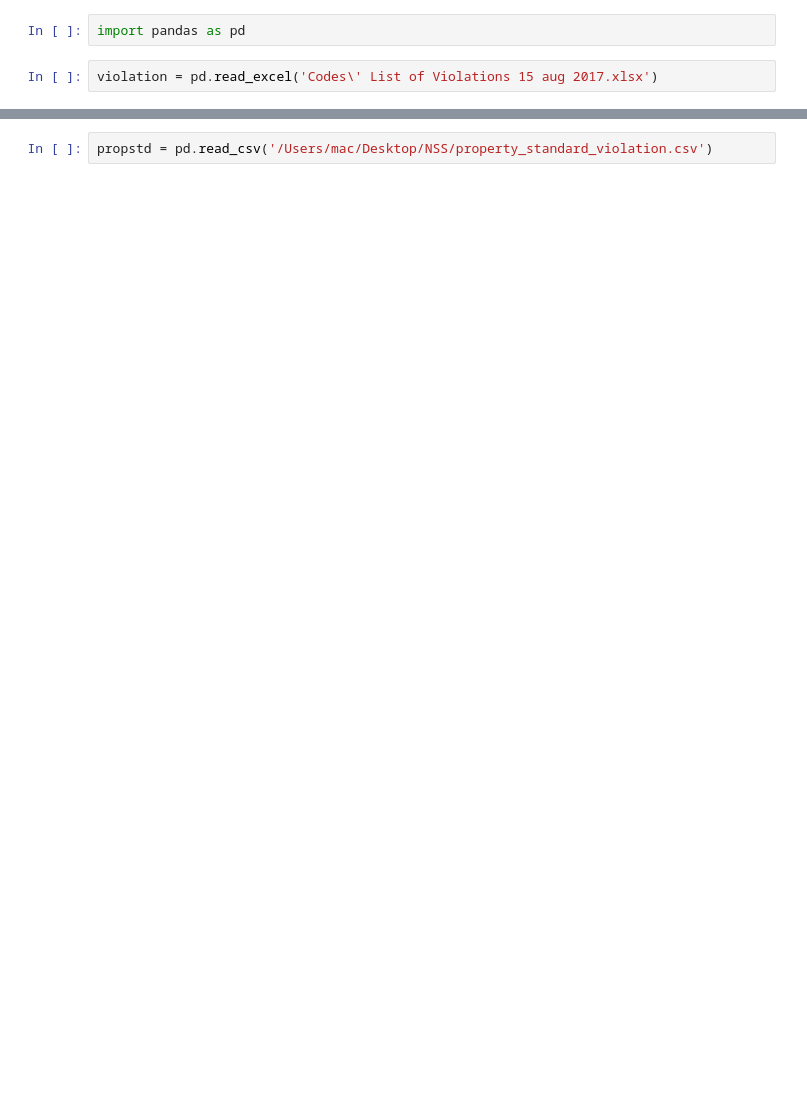
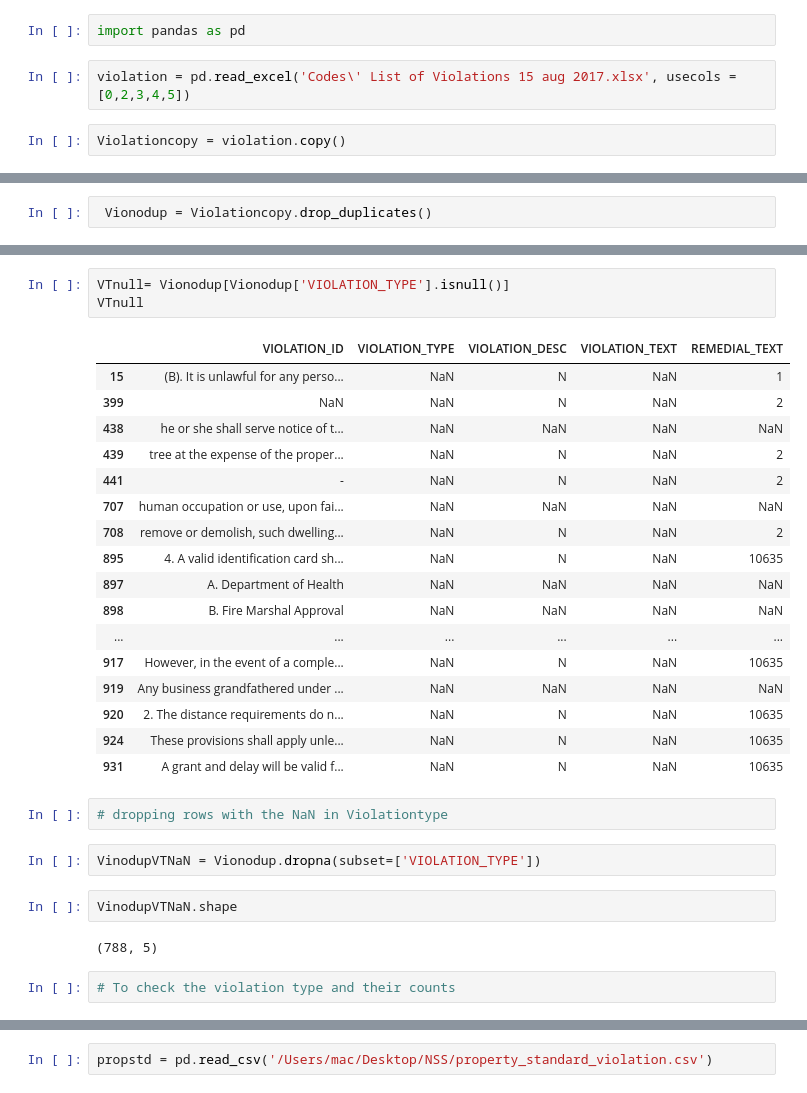
Before and after one commit to paulo-g-martinez/dq2-codes-violations-nashville, a Jupyter notebook: DQ2.ipynb, the cells around one changed output, grey strips where cells are left out. Saved outputs shown, nothing was run; the diff lists cells and outputs as text; blank space fills up the shorter version.

```diff
--- a/DQ2.ipynb
+++ b/DQ2.ipynb
@@ -1,4 +1,6 @@
 # %%
 import pandas as pd
 # %%
-violation = pd.read_excel('Codes\' List of Violations 15 aug 2017.xlsx')
+violation = pd.read_excel('Codes\' List of Violations 15 aug 2017.xlsx', usecols = [0,2,3,4,5])
+# %%
+Violationcopy = violation.copy()
@@ -4,0 +20,2 @@ violation = pd.read_excel('Codes\' List of Violations 15 aug 2017.xlsx')
+# %%
+ Vionodup = Violationcopy.drop_duplicates()
@@ -4,0 +39,31 @@ violation = pd.read_excel('Codes\' List of Violations 15 aug 2017.xlsx')
+# %%
+VTnull= Vionodup[Vionodup['VIOLATION_TYPE'].isnull()]
+VTnull
+# %% [output]
+|  | VIOLATION_ID | VIOLATION_TYPE | VIOLATION_DESC | VIOLATION_TEXT | REMEDIAL_TEXT |
+| 15 | (B). It is unlawful for any perso... | NaN | N | NaN | 1 |
+| 399 | NaN | NaN | N | NaN | 2 |
+| 438 | he or she shall serve notice of t... | NaN | NaN | NaN | NaN |
+| 439 | tree at the expense of the proper... | NaN | N | NaN | 2 |
+| 441 | - | NaN | N | NaN | 2 |
+| 707 | human occupation or use, upon fai... | NaN | NaN | NaN | NaN |
+| 708 | remove or demolish, such dwelling... | NaN | N | NaN | 2 |
+| 895 | 4. A valid identification card sh... | NaN | N | NaN | 10635 |
+| 897 | A. Department of Health | NaN | NaN | NaN | NaN |
+| 898 | B. Fire Marshal Approval | NaN | NaN | NaN | NaN |
+| ... | ... | ... | ... | ... | ... |
+| 917 | However, in the event of a comple... | NaN | N | NaN | 10635 |
+| 919 | Any business grandfathered under ... | NaN | NaN | NaN | NaN |
+| 920 | 2. The distance requirements do n... | NaN | N | NaN | 10635 |
+| 924 | These provisions shall apply unle... | NaN | N | NaN | 10635 |
+| 931 | A grant and delay will be valid f... | NaN | N | NaN | 10635 |
+# %%
+# dropping rows with the NaN in Violationtype
+# %%
+VinodupVTNaN = Vionodup.dropna(subset=['VIOLATION_TYPE'])
+# %%
+VinodupVTNaN.shape
+# %% [output]
+(788, 5)
+# %%
+# To check the violation type and their counts
```
Also changed, not shown: parts of 98 cells of this notebook.
